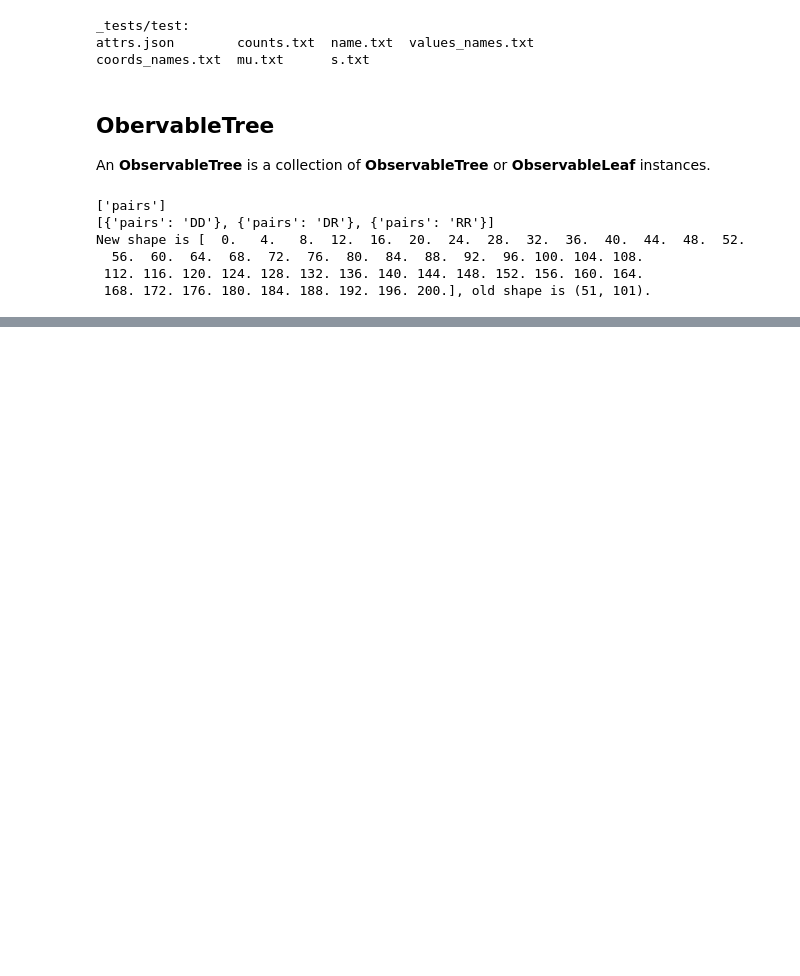
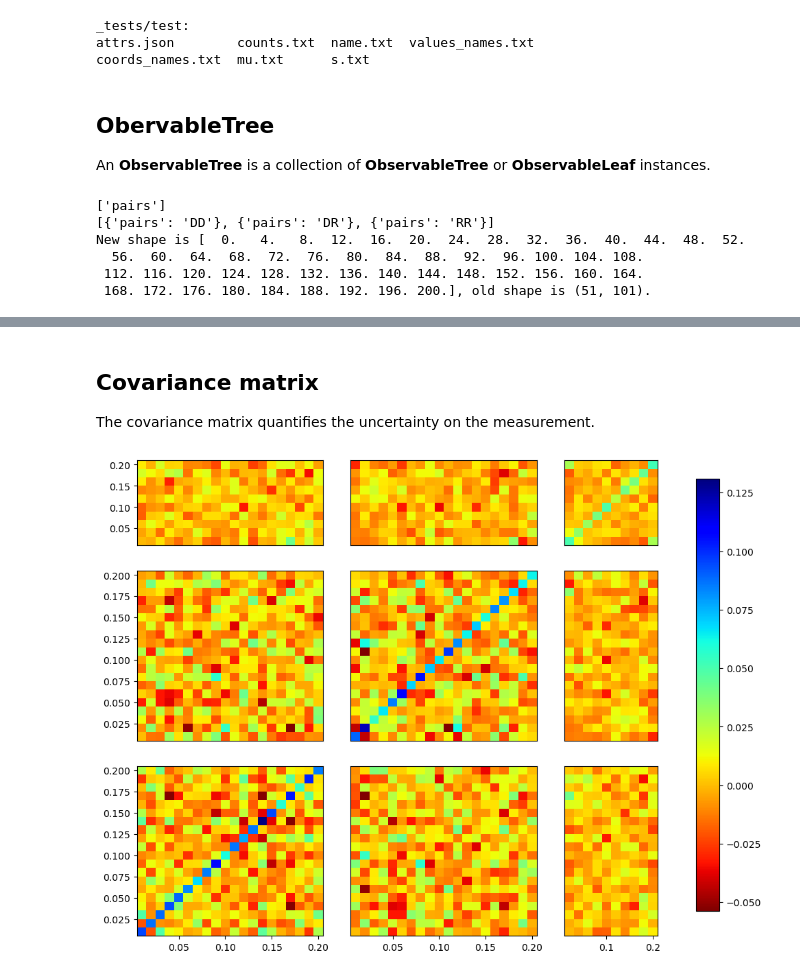
Before and after one commit to adematti/lsstypes, a Jupyter notebook: nb/basic_examples.ipynb, the cells around one changed output, grey strips where cells are left out. Cells and saved outputs as stored; diff of their text form; code cells hidden in the pictures; blank space fills up the shorter version.

```diff
--- a/nb/basic_examples.ipynb
+++ b/nb/basic_examples.ipynb
@@ -212,0 +335,29 @@ coords_names.txt  name.txt  num_shotnoise.txt  values_names.txt
+# %% [markdown]
+## Covariance matrix
+
+The covariance matrix quantifies the uncertainty on the measurement.
+# %%
+import lsstypes
+from lsstypes import CovarianceMatrix
+
+observable = get_spectrum(ells=(0, 2, 4), size=40)
+
+rng = np.random.RandomState(seed=42)
+value = rng.uniform(0., 1., size=(observable.size,) * 2)
+covmat = CovarianceMatrix(value=value, observable=observable)
+
+# Main attributes
+covmat.value()  # covariance array
+covmat.corrcoef()  # correlation array
+covmat.std()  # standard deviation array
+
+# You can also bin a covariance matrix from many realizations:
+covmat = lsstypes.cov([get_spectrum(ells=(0, 2, 4), size=20, seed=seed) for seed in range(20)])
+
+# You can rebin with the at syntax
+covmat = covmat.at.observable.at(4).select(k=slice(0, 20, 2))
+
+# And plot
+covmat.plot(show=True);
+# %% [output]
+[figure, added]
```
Also changed, not shown: parts of 18 cells of this notebook, 8 other files.
